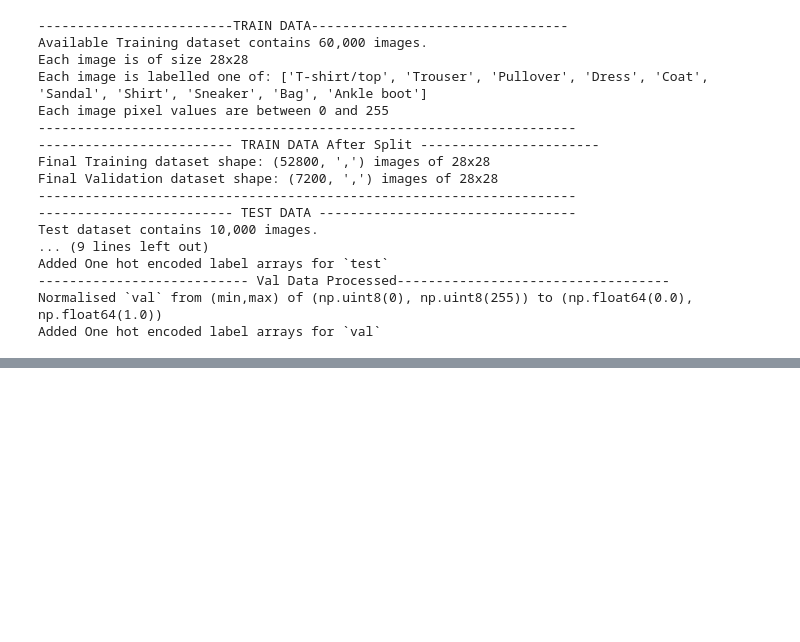
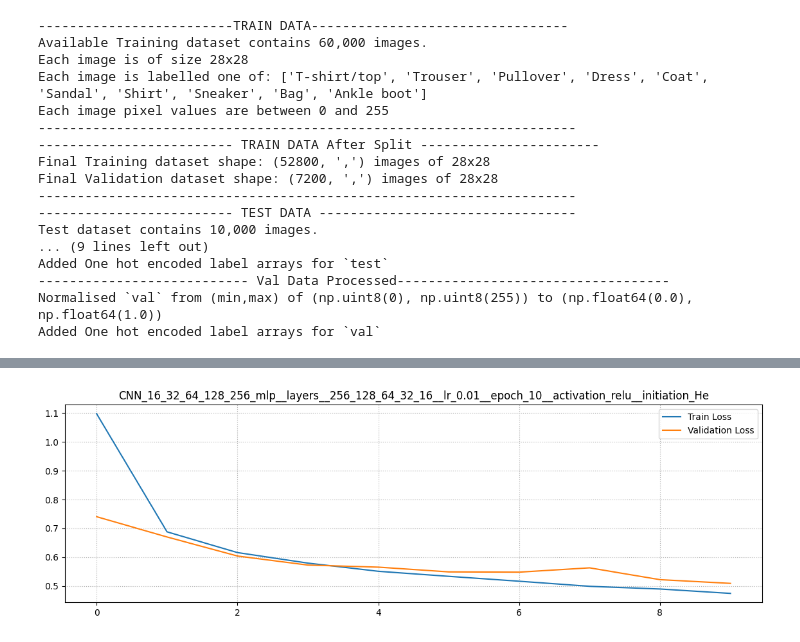
Before and after one commit to sreeram514/iitk, a Jupyter notebook: DL/Assignment/cnn_implementation.ipynb, the cells around one changed output, grey strips where cells are left out. Drawn from its saved outputs; the diff is of its cells as text; code cells hidden in the pictures; blank space fills up the shorter version.

```diff
--- a/DL/Assignment/cnn_implementation.ipynb
+++ b/DL/Assignment/cnn_implementation.ipynb
@@ -51,0 +120,10 @@ cnn_test(cnn_dataset_dict, mlp_model, cnn_model)
+# %%
+# With Normalisation
+%reload_ext autoreload
+input_size = 256  # Flattened size from the CNN feature map output
+hidden_layers = [256, 128, 64, 32, 16]  # Full connected layers for classification
+num_epochs = 10
+learning_rate = 0.01
+activation_function = "relu"
+initialisation_function = "He"
+cnn_trained_dict3, mlp_model3, cnn_model3 = cnn_train(torch_datasets, input_size, hidden_layers, learning_rate, num_epochs, activation_function, initialisation_function)
@@ -51,0 +175,4 @@ cnn_test(cnn_dataset_dict, mlp_model, cnn_model)
+# %%
+compare_training_and_validation_loss(cnn_trained_dict3)
+# %% [output]
+[figure, added]
```
Also changed, not shown: parts of 16 cells of this notebook, 8 other files.
